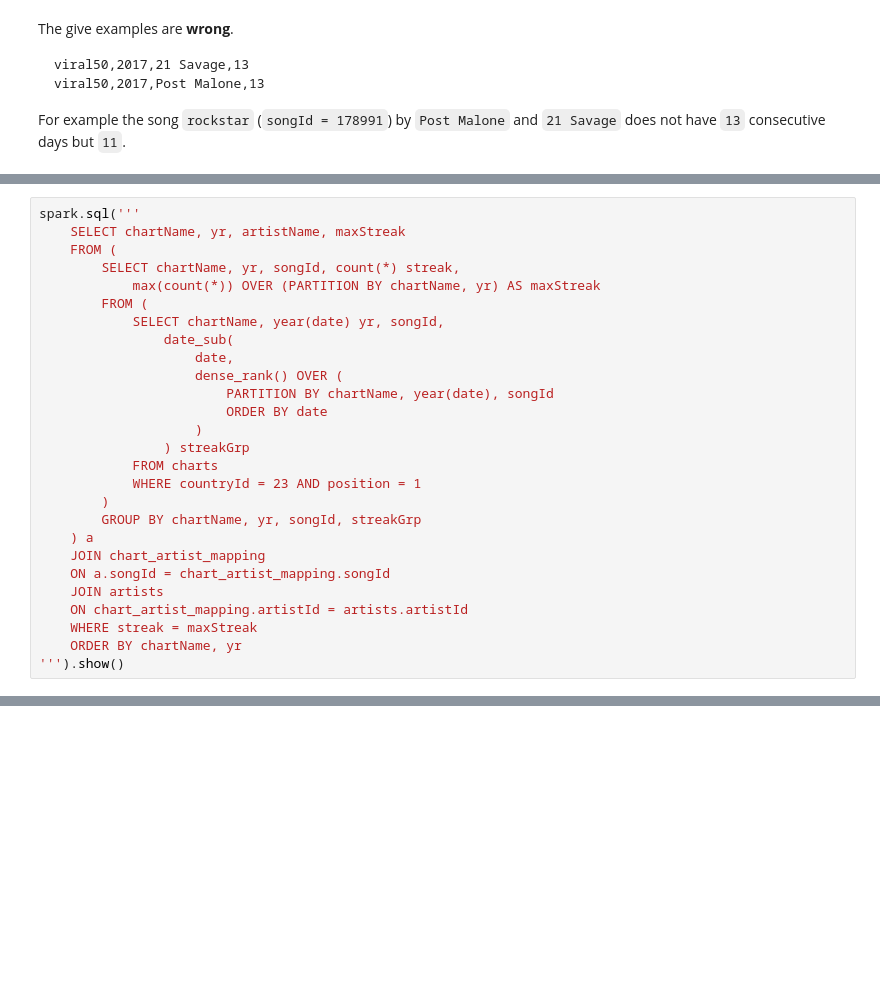
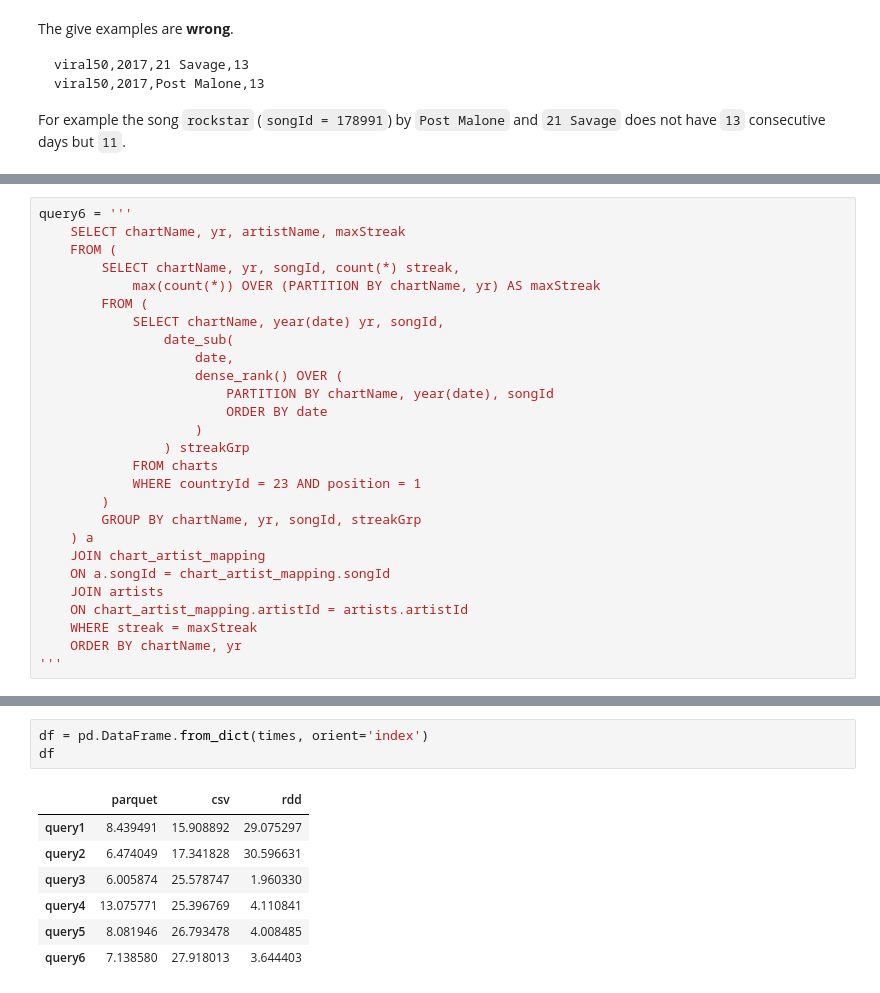
Before and after one commit to k-papadakis/spark-assignment, a Jupyter notebook: interactive.ipynb, the cells around one changed output, grey strips where cells are left out. Saved outputs shown, nothing was run; the diff lists cells and outputs as text; blank space fills up the shorter version.

```diff
--- a/interactive.ipynb
+++ b/interactive.ipynb
@@ -388,7 +455,7 @@ spark.sql('''
 |178991|rockstar|       1|2017-11-10|       23|  viral50|      MOVE_UP|   null|178991|     401|     401| 21 Savage|
 +------+--------+--------+----------+---------+---------+-------------+-------+------+--------+--------+----------+
 # %%
-spark.sql('''
+query6 = '''
     SELECT chartName, yr, artistName, maxStreak
     FROM (
         SELECT chartName, yr, songId, count(*) streak,
@@ -413,4 +480,4 @@ spark.sql('''
     ON chart_artist_mapping.artistId = artists.artistId
     WHERE streak = maxStreak
     ORDER BY chartName, yr
-''').show()
+'''
@@ -508,0 +552,11 @@ q6.collect()
+# %%
+df = pd.DataFrame.from_dict(times, orient='index')
+df
+# %% [output]
+|  | parquet | csv | rdd |
+| query1 | 8.439491 | 15.908892 | 29.075297 |
+| query2 | 6.474049 | 17.341828 | 30.596631 |
+| query3 | 6.005874 | 25.578747 | 1.960330 |
+| query4 | 13.075771 | 25.396769 | 4.110841 |
+| query5 | 8.081946 | 26.793478 | 4.008485 |
+| query6 | 7.138580 | 27.918013 | 3.644403 |
```
Also changed, not shown: parts of 41 cells of this notebook, 1 other file.
